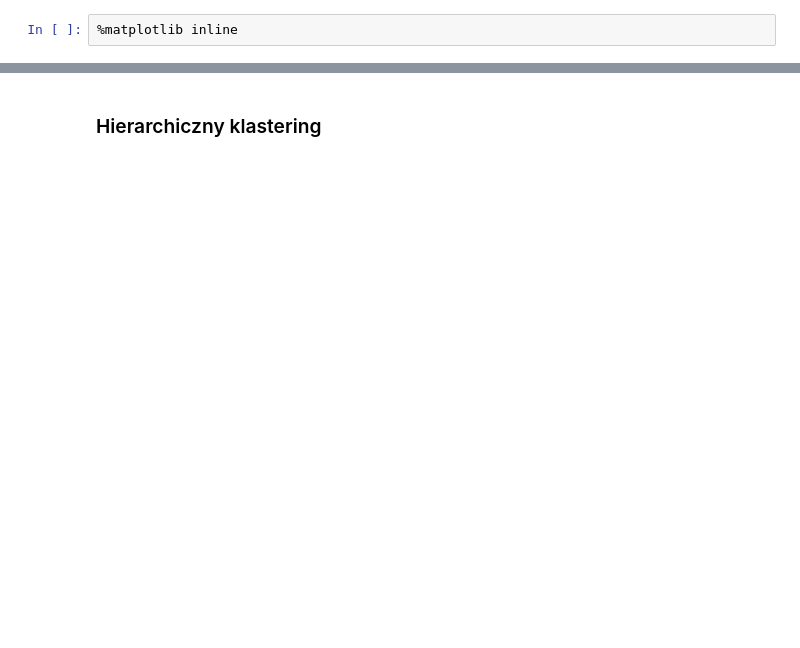
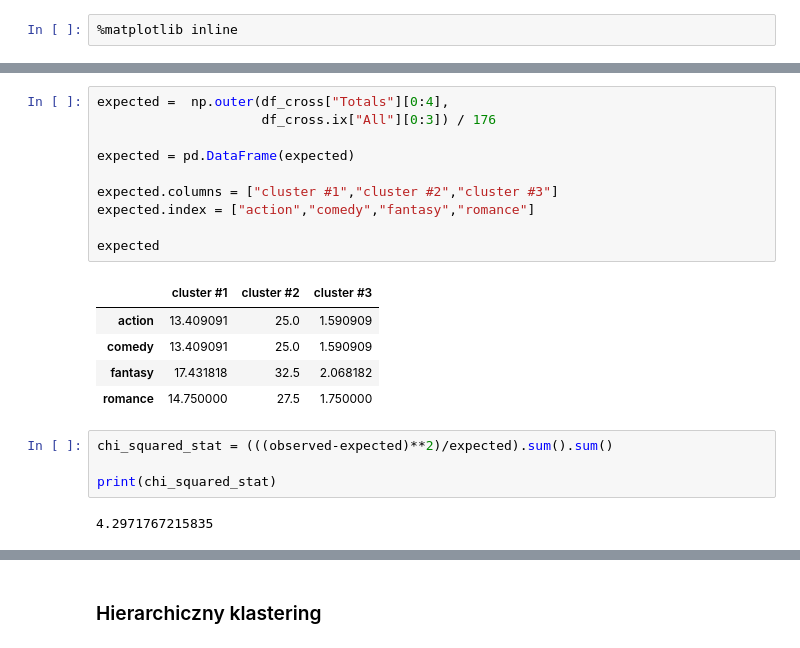
Before and after one commit to MartaKapielska/IMDBScraper, a Jupyter notebook: Synapses_Movies_Analysis.ipynb, the cells around one changed output, grey strips where cells are left out. Saved outputs shown, nothing was run; the diff lists cells and outputs as text; blank space fills up the shorter version.

```diff
--- a/Synapses_Movies_Analysis.ipynb
+++ b/Synapses_Movies_Analysis.ipynb
@@ -373,0 +386,22 @@ plt.show()
+# %%
+expected =  np.outer(df_cross["Totals"][0:4],
+                     df_cross.ix["All"][0:3]) / 176
+
+expected = pd.DataFrame(expected)
+
+expected.columns = ["cluster #1","cluster #2","cluster #3"]
+expected.index = ["action","comedy","fantasy","romance"]
+
+expected
+# %% [output]
+|  | cluster #1 | cluster #2 | cluster #3 |
+| action | 13.409091 | 25.0 | 1.590909 |
+| comedy | 13.409091 | 25.0 | 1.590909 |
+| fantasy | 17.431818 | 32.5 | 2.068182 |
+| romance | 14.750000 | 27.5 | 1.750000 |
+# %%
+chi_squared_stat = (((observed-expected)**2)/expected).sum().sum()
+
+print(chi_squared_stat)
+# %% [output]
+4.2971767215835
```
Also changed, not shown: parts of 21 cells of this notebook, 1 other file.
